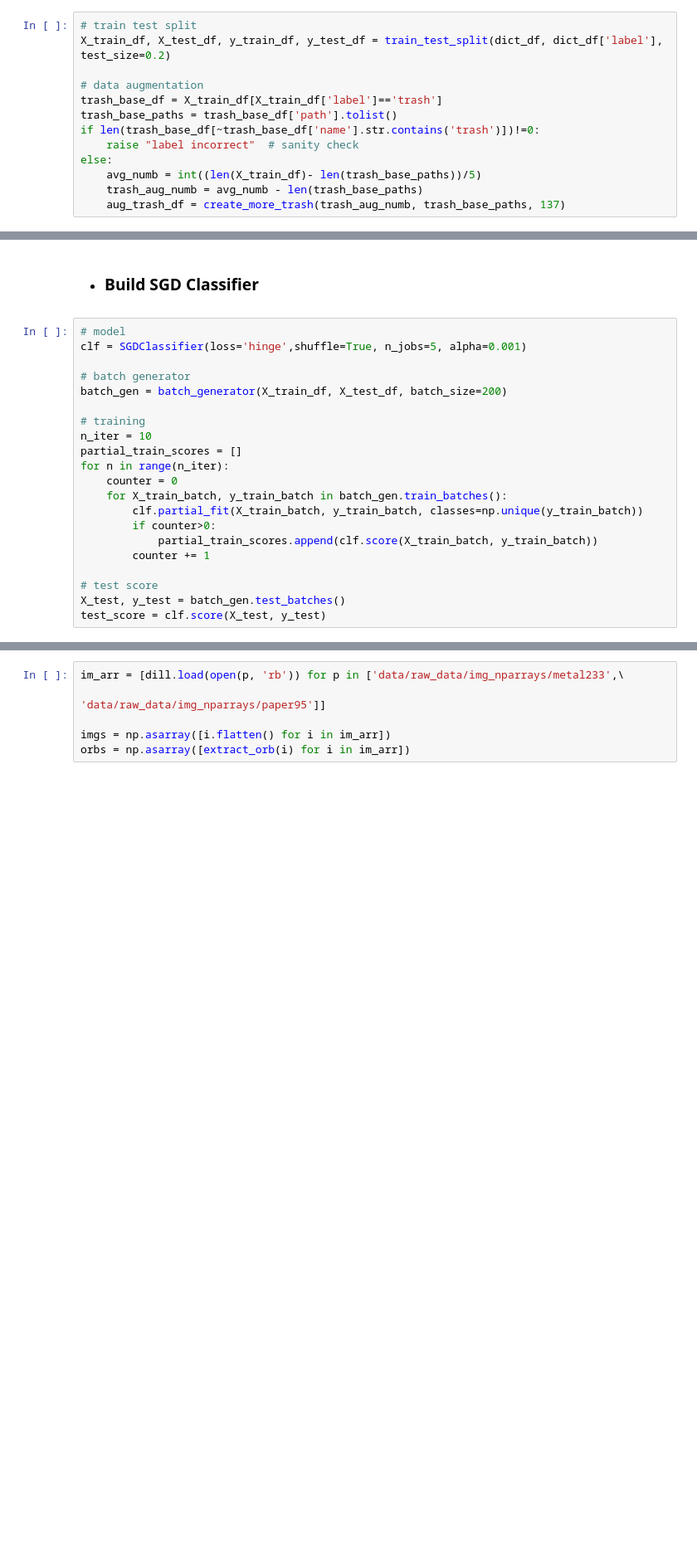
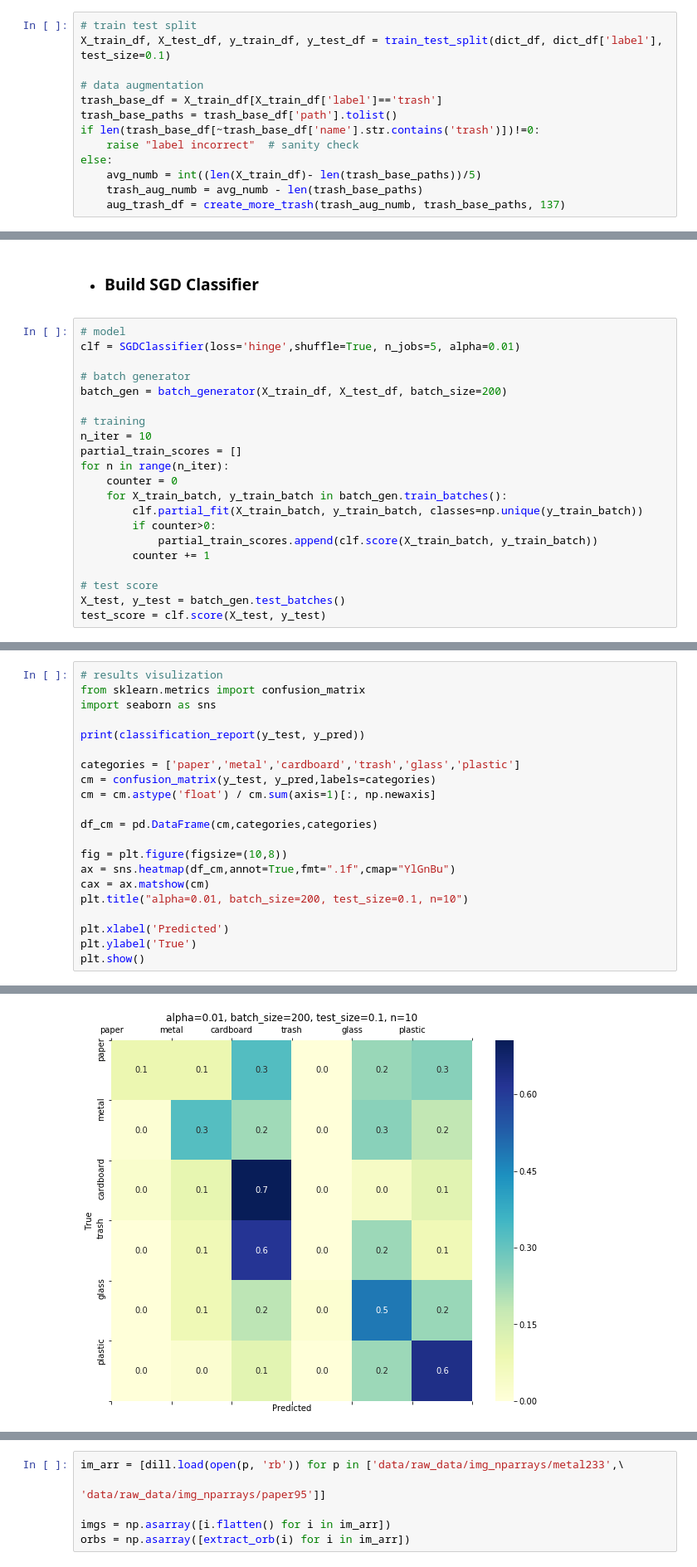
Before and after one commit to alssica/trash-classifier, a Jupyter notebook: SGDClassifier.ipynb, the cells around one changed output, grey strips where cells are left out. Shown at 83% size. Drawn from its saved outputs; the diff is of its cells as text; blank space fills up the shorter version.

```diff
--- a/SGDClassifier.ipynb
+++ b/SGDClassifier.ipynb
@@ -120,7 +120,7 @@ def plot_imgs_from_df(img_df):
 * ### Prep for SGD Classifier: train test split, data augmentation on training set
 # %%
 # train test split
-X_train_df, X_test_df, y_train_df, y_test_df = train_test_split(dict_df, dict_df['label'], test_size=0.2)
+X_train_df, X_test_df, y_train_df, y_test_df = train_test_split(dict_df, dict_df['label'], test_size=0.1)
 
 # data augmentation
 trash_base_df = X_train_df[X_train_df['label']=='trash']
@@ -169,7 +169,7 @@ class batch_generator():
 * ### Build SGD Classifier
 # %%
 # model
-clf = SGDClassifier(loss='hinge',shuffle=True, n_jobs=5, alpha=0.001)
+clf = SGDClassifier(loss='hinge',shuffle=True, n_jobs=5, alpha=0.01)
 
 # batch generator
 batch_gen = batch_generator(X_train_df, X_test_df, batch_size=200)
@@ -214,0 +202,22 @@ weighted avg       0.47      0.34      0.30       506
+# %%
+# results visulization
+from sklearn.metrics import confusion_matrix
+import seaborn as sns
+
+print(classification_report(y_test, y_pred))
+
+categories = ['paper','metal','cardboard','trash','glass','plastic']
+cm = confusion_matrix(y_test, y_pred,labels=categories)
+cm = cm.astype('float') / cm.sum(axis=1)[:, np.newaxis]
+
+df_cm = pd.DataFrame(cm,categories,categories)
+
+fig = plt.figure(figsize=(10,8))
+ax = sns.heatmap(df_cm,annot=True,fmt=".1f",cmap="YlGnBu")
+cax = ax.matshow(cm)
+plt.title("alpha=0.01, batch_size=200, test_size=0.1, n=10")
+
+plt.xlabel('Predicted')
+plt.ylabel('True')
+plt.show()
+# %% [output]
@@ -215,2 +236,3 @@ weighted avg       0.47      0.34      0.30       506
+[figure, added]
 # %%
 import cv2
```
Also changed, not shown: parts of 14 cells of this notebook, 5 other files.
